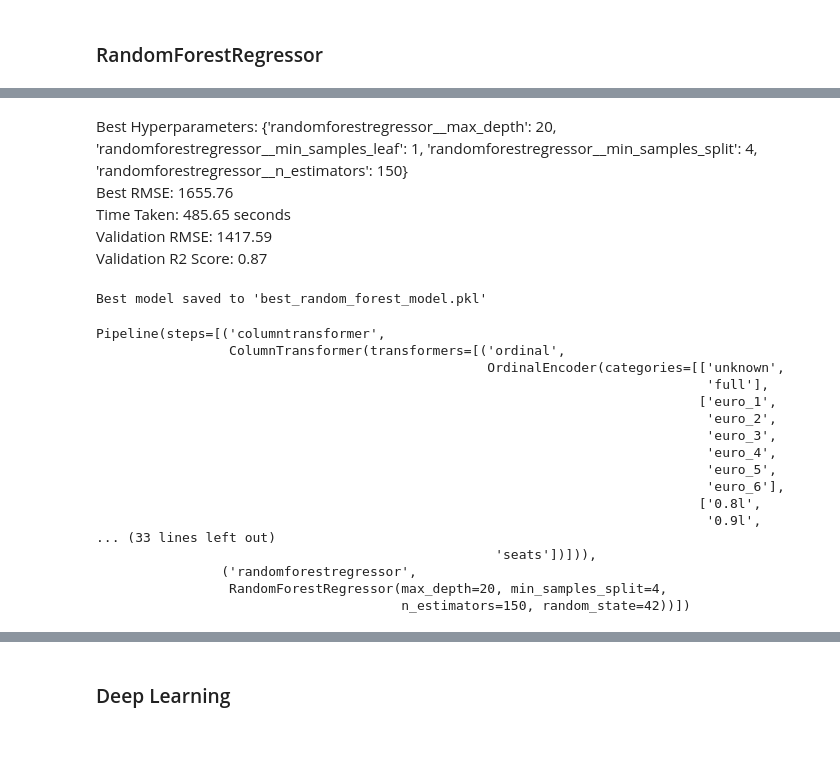
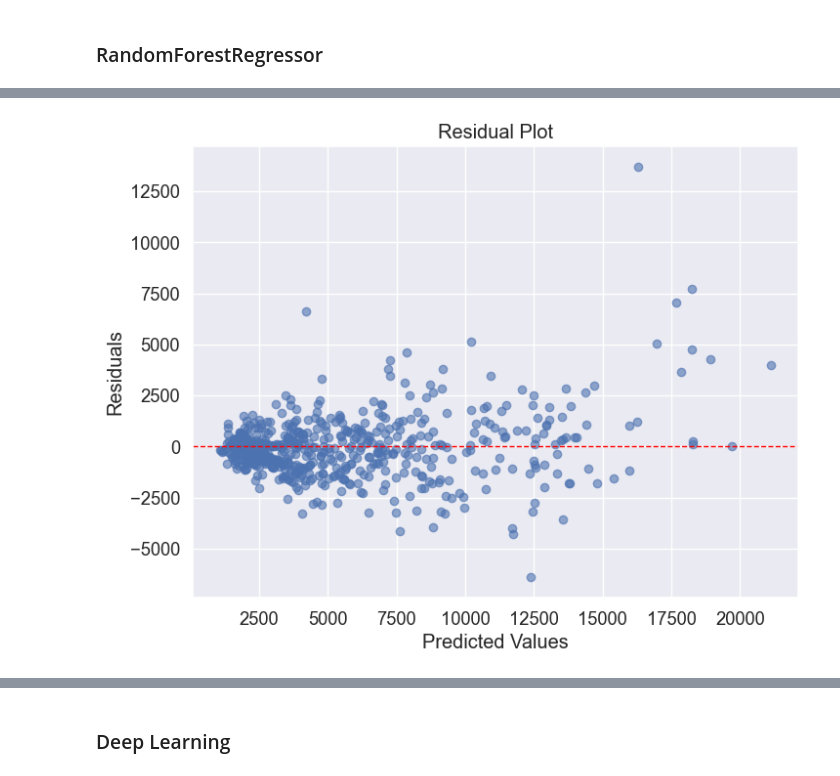
Before and after one commit to Wali-Mohamed/used_car_price_prediction, a Jupyter notebook: notebook.ipynb, the cells around one changed output, grey strips where cells are left out. Drawn from its saved outputs; the diff is of its cells as text; code cells hidden in the pictures; blank space fills up the shorter version.

```diff
--- a/notebook.ipynb
+++ b/notebook.ipynb
@@ -735,4 +765,4 @@ Root Mean Square Error with validation data 1941.63234517438
 # %%
-r2=r2_score(y_val, predictions)
+r2=r2_score(y_val, y_pred)
 print(f'R Squared Score {r2}') # 0.5533
 # %% [output]
@@ -771,7 +804,7 @@ from sklearn.linear_model import Ridge
 import numpy as np
 
 # Define the regularization strength values
-alpha = [10, 11, 12, 13, 14,15,16,17,18,19,20]
+alpha = [0.001,0.01,0.1,1,10,100,1000]
 
 # Initialize lists to store results for analysis
 results = []
@@ -948,48 +893,13 @@ Validation R2 Score: 0.87
-# %% [markdown]
-Best Hyperparameters: {'randomforestregressor__max_depth': 20, 'randomforestregressor__min_samples_leaf': 1, 'randomforestregressor__min_samples_split': 4, 'randomforestregressor__n_estimators': 150}
-Best RMSE: 1655.76
-Time Taken: 485.65 seconds
-Validation RMSE: 1417.59
-Validation R2 Score: 0.87
-# %%
-import pickle  # Import the pickle module
-
-# ... (previous code remains the same)
-
-# Save the best model after fitting the grid search
-best_model = grid_search.best_estimator_
-
-# Save the best model to a file using pickle
-with open('car_price_predictor/best_random_forest_model.pkl', 'wb') as file:
-    pickle.dump(best_model, file)
-
-print("Best model saved to 'best_random_forest_model.pkl'")
-# %% [output]
-Best model saved to 'best_random_forest_model.pkl'
-# %%
-# To load the saved model
-with open('car_price_predictor/best_random_forest_model.pkl', 'rb') as file:
-    loaded_model = pickle.load(file)
-
-# Use the loaded model to make predictions
-y_pred = loaded_model.predict(X_test)
-#y_pred
-print(loaded_model)
-# %% [output]
-Pipeline(steps=[('columntransformer',
-                 ColumnTransformer(transformers=[('ordinal',
-                                                  OrdinalEncoder(categories=[['unknown',
-                                                                              'full'],
-                                                                             ['euro_1',
-                                                                              'euro_2',
-                                                                              'euro_3',
-                                                                              'euro_4',
-                                                                              'euro_5',
-                                                                              'euro_6'],
-                                                                             ['0.8l',
-                                                                              '0.9l',
-... (33 lines left out)
-                                                   'seats'])])),
-                ('randomforestregressor',
-                 RandomForestRegressor(max_depth=20, min_samples_split=4,
-                                       n_estimators=150, random_state=42))])
+# %%
+import matplotlib.pyplot as plt
+
+residuals = y_val - y_pred
+plt.figure(figsize=(8, 6))
+plt.scatter(y_pred, residuals, alpha=0.6)
+plt.axhline(0, color='red', linestyle='--', linewidth=1)
+plt.xlabel('Predicted Values')
+plt.ylabel('Residuals')
+plt.title('Residual Plot')
+plt.show()
+# %% [output]
+[figure, added]
```
Also changed, not shown: parts of 65 cells of this notebook, 11 other files.
